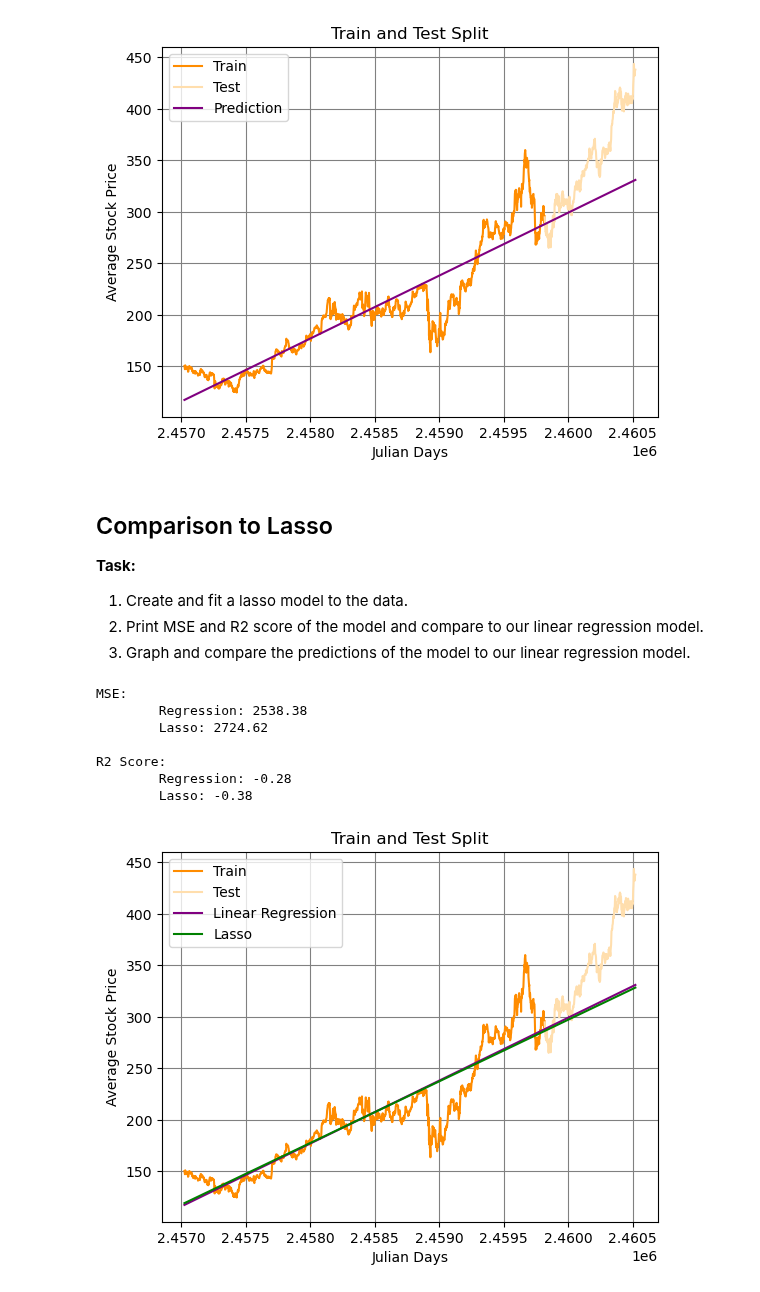
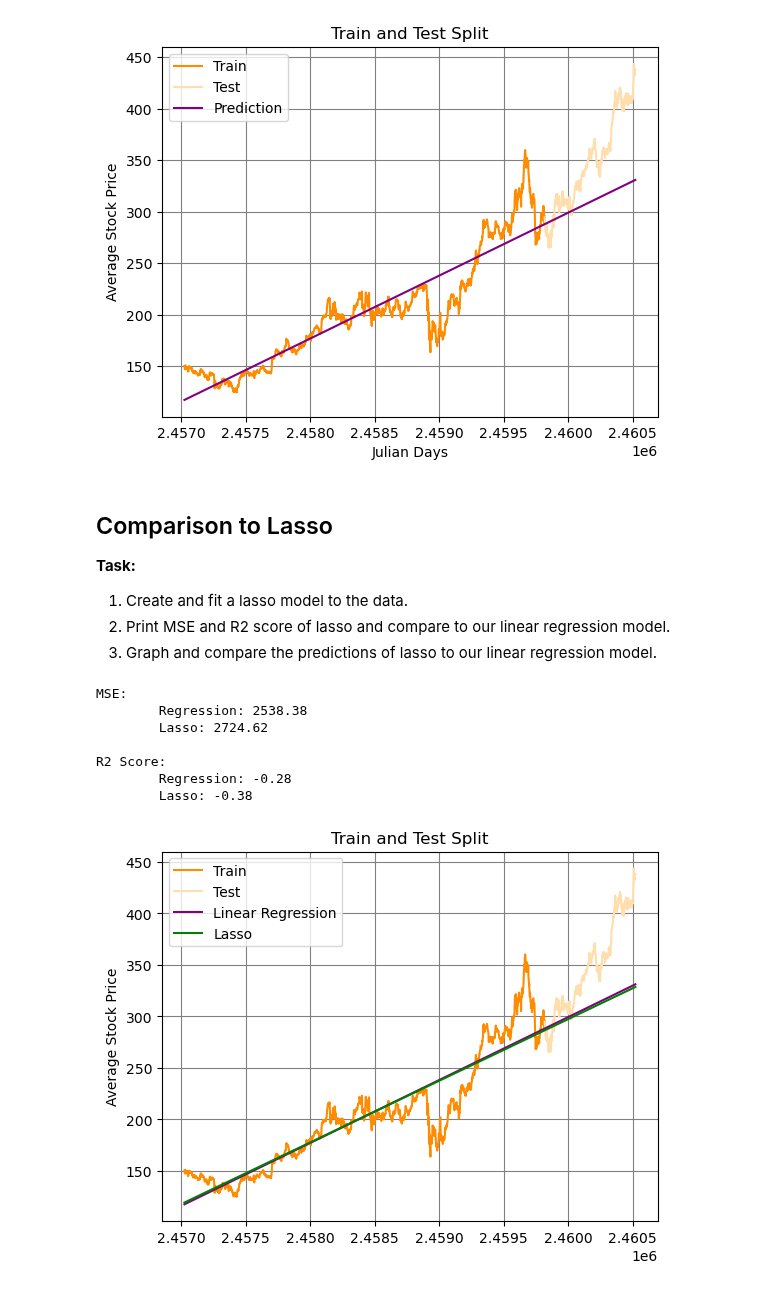
Before and after one commit to EvanA4/OCAI, a Jupyter notebook: data.ipynb, the cells around one changed output. Cells and saved outputs as stored; diff of their text form; code cells hidden in the pictures.

```diff
--- a/data.ipynb
+++ b/data.ipynb
@@ -150,41 +153,45 @@ R2 Score: -0.28
 **Task:**
 
 1. Create and fit a lasso model to the data.
-2. Print MSE and R2 score of the model and compare to our linear regression model.
-3. Graph and compare the predictions of the model to our linear regression model.
+2. Print MSE and R2 score of lasso and compare to our linear regression model.
+3. Graph and compare the predictions of lasso to our linear regression model.
 # %%
+# lasso decleration and training
 lasso_model = linear_model.Lasso(alpha=1.0)
 lasso_model.fit(X_train_scaled, y_train)
 
+# predict
 lasso_pred = lasso_model.predict(X_test_scaled)
 lasso_pred_full = lasso_model.predict(X_scaled)
 
+# performance metrics
 lasso_mse = mean_squared_error(y_test, lasso_pred)
 lasso_r2 = r2_score(y_test, lasso_pred)
 
 print(f"MSE:\n\tRegression: {mse:.2f}\n\tLasso: {lasso_mse:.2f}\n")
 print(f"R2 Score:\n\tRegression: {r2:.2f}\n\tLasso: {lasso_r2:.2f}")
 
+# display
+
 plt.figure()
+plt.clf()
 
-plt.clf()
 plt.plot(X_train, y_train, label="Train", color="darkorange")
 plt.plot(X_test, y_test, label="Test", color="navajowhite")
 plt.plot(X, y_pred_full, label="Linear Regression", color="purple")
 plt.plot(X, lasso_pred_full, label="Lasso", color="green")
 
 plt.grid(color="grey")
-plt.xlabel("Julian Days")
 plt.ylabel("Average Stock Price")
 plt.title("Train and Test Split")
 plt.legend()
 plt.show()
 # %% [output]
 MSE:
         Regression: 2538.38
         Lasso: 2724.62
 
 R2 Score:
         Regression: -0.28
         Lasso: -0.38
-[figure, old version]
+[figure, new version]
```
Also changed, not shown: parts of 6 cells of this notebook.
